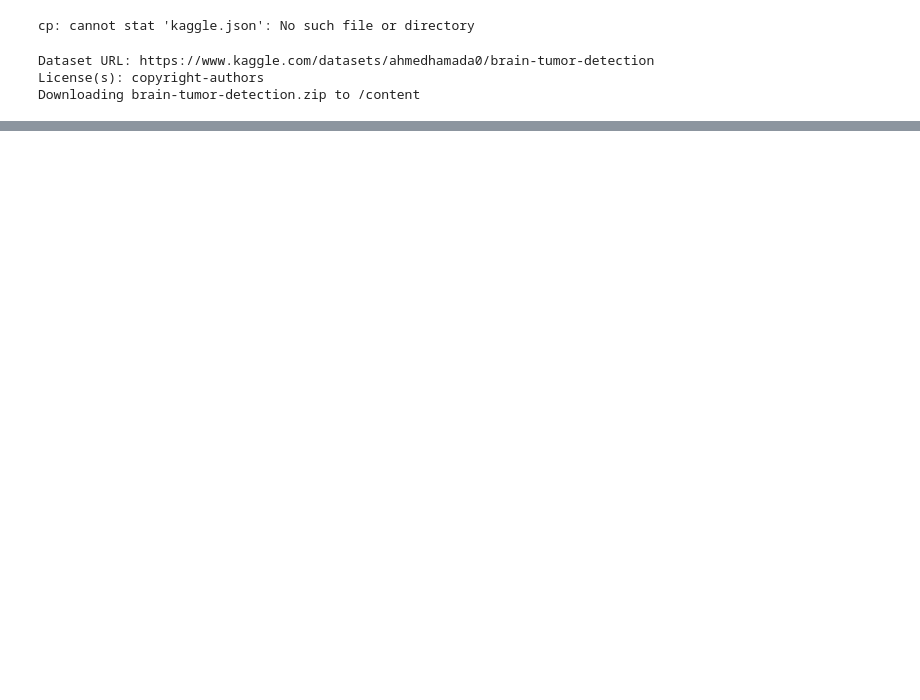
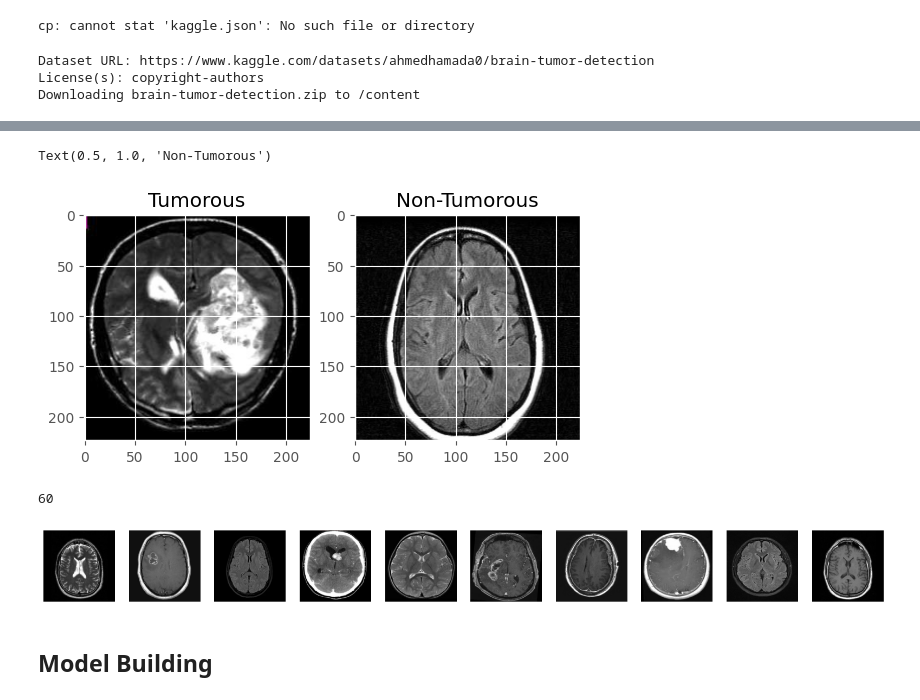
Before and after one commit to MadeehaTassadaq/MadeehaTassadaq, a Jupyter notebook: brain_tumor_classification.ipynb, the cells around one changed output, grey strips where cells are left out. Saved outputs shown, nothing was run; the diff lists cells and outputs as text; code cells hidden in the pictures; blank space fills up the shorter version.

```diff
--- a/brain_tumor_classification.ipynb
+++ b/brain_tumor_classification.ipynb
@@ -315,0 +118,35 @@ Killing tunnel 127.0.0.1:7860 <> https://dc49ba9c059b5227f8.gradio.live
+# %%
+# visualize the tumorous and non tumorous images
+plt.figure
+plt.subplot(1,2,1)
+img=cv2.imread('/content/yes/Y_1.jpg')
+img=cv2.cvtColor(img,cv2.COLOR_BGR2RGBA)
+img=cv2.resize(img,(224,224))
+plt.imshow(img)
+plt.title('Tumorous')
+
+plt.subplot(1,2,2)
+img=cv2.imread('/content/no/N_1.jpg')
+img=cv2.cvtColor(img,cv2.COLOR_BGR2RGBA)
+img=cv2.resize(img,(224,224))
+plt.imshow(img)
+plt.title('Non-Tumorous')
+# %% [output]
+Text(0.5, 1.0, 'Non-Tumorous')
+[figure, added]
+# %%
+# calculate the lengh of images in pred folder
+len(os.listdir('/content/pred/'))
+# %% [output]
+60
+# %%
+# visualize the first 10n images in pred folder
+fig, axes = plt.subplots(1, 10, figsize=(20, 20))
+for i in range(10):
+    img = cv2.imread('/content/pred/' + os.listdir('/content/pred/')[i])
+    img = cv2.cvtColor(img, cv2.COLOR_BGR2RGB)
+    img=cv2.resize(img,(224,224))
+    axes[i].imshow(img)
+    axes[i].axis('off')
+# %% [output]
+[figure, added]
@@ -315,0 +155,2 @@ Killing tunnel 127.0.0.1:7860 <> https://dc49ba9c059b5227f8.gradio.live
+# %% [markdown]
+## **Model Building**
```
Also changed, not shown: parts of 48 cells of this notebook.
